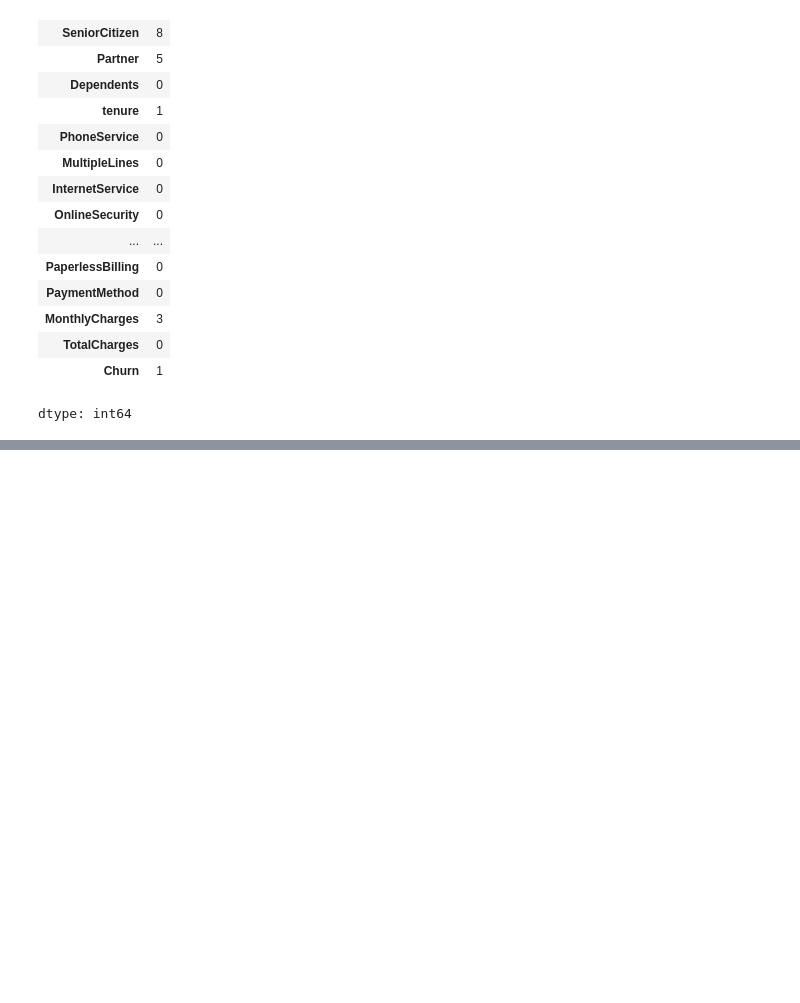
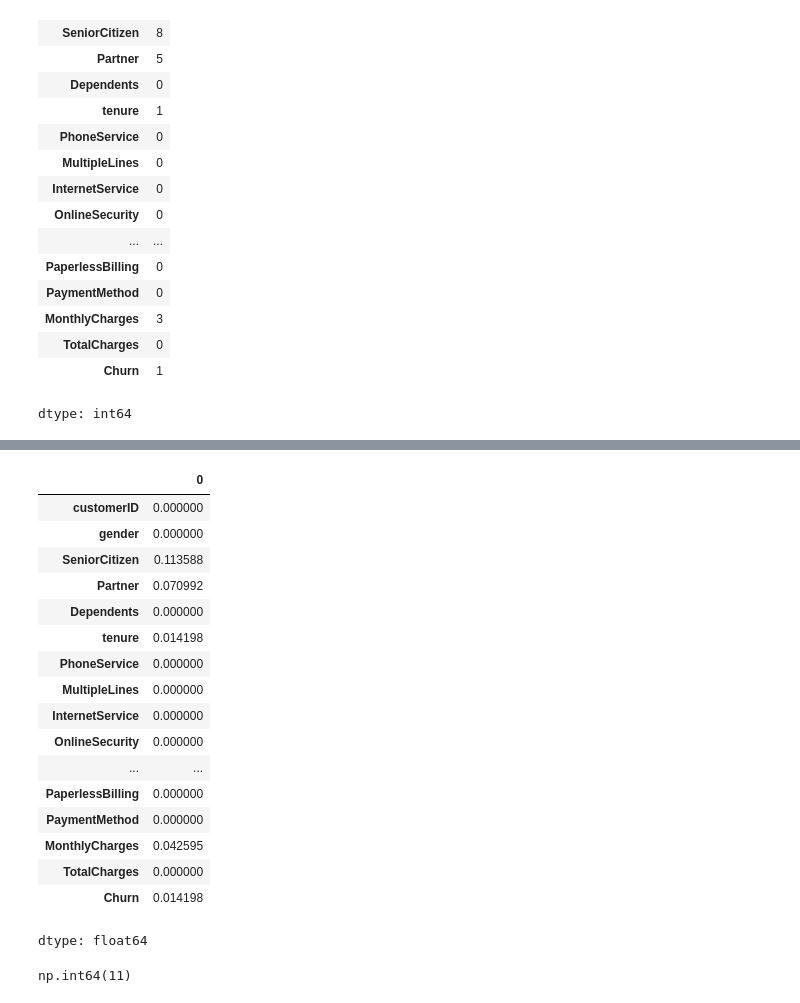
Before and after one commit to anujsh2004/Anuj-Sharma, a Jupyter notebook: EDA_23BDS0164.ipynb, the cells around one changed output, grey strips where cells are left out. Cells and saved outputs as stored; diff of their text form; code cells hidden in the pictures; blank space fills up the shorter version.

Commit message:
3.Handling missing data

```diff
--- a/EDA_23BDS0164.ipynb
+++ b/EDA_23BDS0164.ipynb
@@ -192,0 +218,32 @@ dtype: int64
+# %%
+# Calculating Percentage of Missing Values
+
+missing_percentage = (df.isnull().sum() / len(df)) * 100
+missing_percentage
+# %% [output]
+|  | 0 |
+| customerID | 0.000000 |
+| gender | 0.000000 |
+| SeniorCitizen | 0.113588 |
+| Partner | 0.070992 |
+| Dependents | 0.000000 |
+| tenure | 0.014198 |
+| PhoneService | 0.000000 |
+| MultipleLines | 0.000000 |
+| InternetService | 0.000000 |
+| OnlineSecurity | 0.000000 |
+| ... | ... |
+| PaperlessBilling | 0.000000 |
+| PaymentMethod | 0.000000 |
+| MonthlyCharges | 0.042595 |
+| TotalCharges | 0.000000 |
+| Churn | 0.014198 |
+dtype: float64
+# %%
+#The TotalCharges column contains blank string values instead of actual null values.These blank values must be converted into missing values before further processing.
+
+# Checking Blank Values in TotalCharges Column
+
+(df["TotalCharges"] == " ").sum()
+# %% [output]
+np.int64(11)
```
Also changed, not shown: parts of 8 cells of this notebook.
